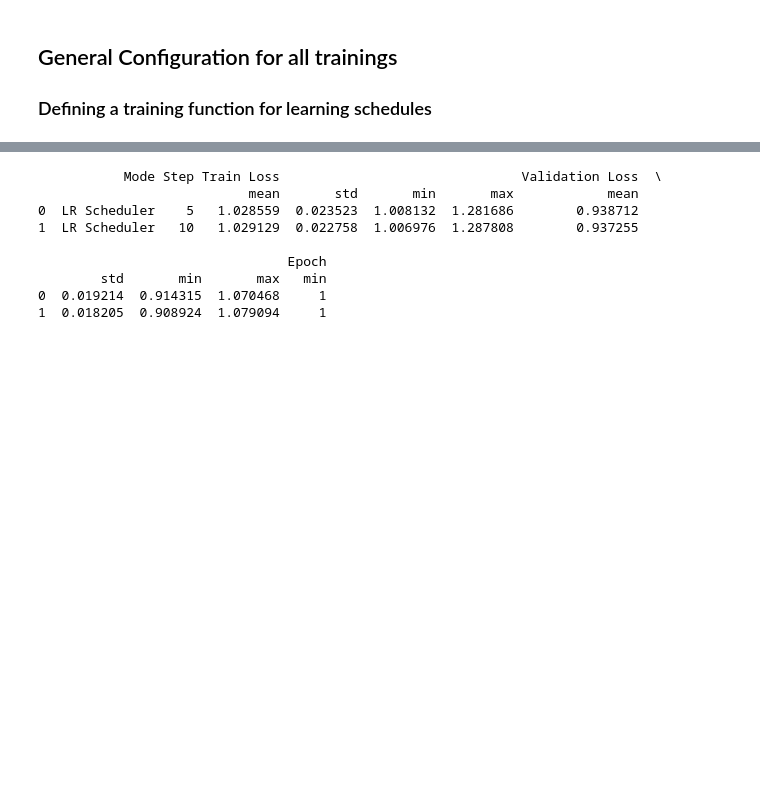
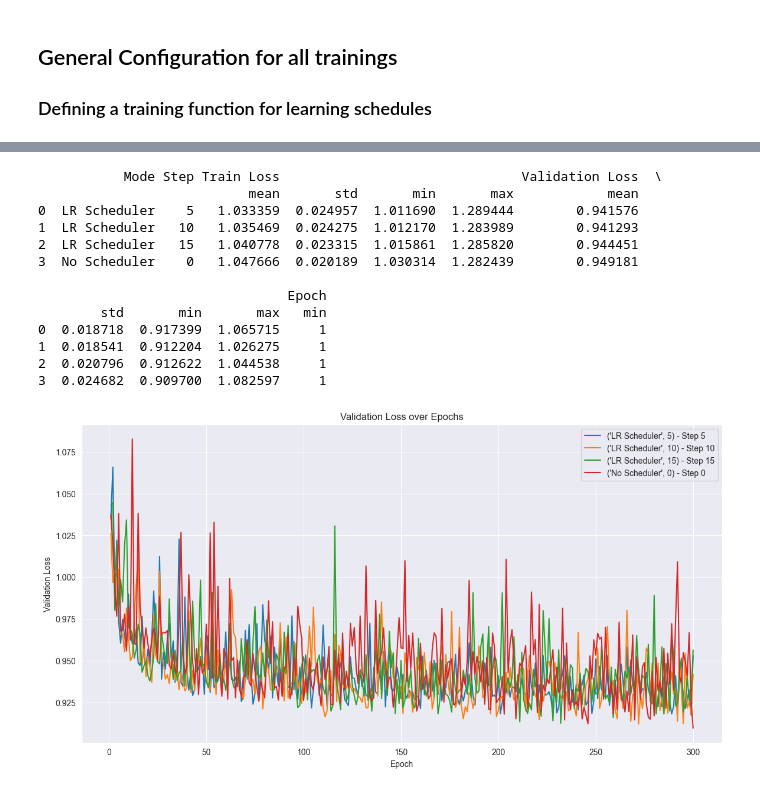
Before and after one commit to omar11205/torchDeepLearning, a Jupyter notebook: ANN/20_torch_taxi_fares_p3.ipynb, the cells around one changed output, grey strips where cells are left out. Saved outputs shown, nothing was run; the diff lists cells and outputs as text; code cells hidden in the pictures; blank space fills up the shorter version.

```diff
--- a/ANN/20_torch_taxi_fares_p3.ipynb
+++ b/ANN/20_torch_taxi_fares_p3.ipynb
@@ -328,7 +325,7 @@ Training completed in 4142.31 seconds
 # %%
-from scipy import stats
+# Compute summary statistics
 
-summary_stats = results_lr_09_500.groupby(['Mode', 'Step']).agg({
+summary_stats = results_lr_001.groupby(['Mode', 'Step']).agg({
     'Train Loss': ['mean', 'std', 'min', 'max'],
     'Validation Loss': ['mean', 'std', 'min', 'max'],
     'Epoch': ['min']
@@ -338,10 +335,25 @@ print(summary_stats)
 # %% [output]
            Mode Step Train Loss                               Validation Loss  \
                            mean       std       min       max            mean
-0  LR Scheduler    5   1.028559  0.023523  1.008132  1.281686        0.938712
-1  LR Scheduler   10   1.029129  0.022758  1.006976  1.287808        0.937255
+0  LR Scheduler    5   1.033359  0.024957  1.011690  1.289444        0.941576
+1  LR Scheduler   10   1.035469  0.024275  1.012170  1.283989        0.941293
+2  LR Scheduler   15   1.040778  0.023315  1.015861  1.285820        0.944451
+3  No Scheduler    0   1.047666  0.020189  1.030314  1.282439        0.949181
 
                                 Epoch
         std       min       max   min
-0  0.019214  0.914315  1.070468     1
-1  0.018205  0.908924  1.079094     1
+0  0.018718  0.917399  1.065715     1
+1  0.018541  0.912204  1.026275     1
+2  0.020796  0.912622  1.044538     1
+3  0.024682  0.909700  1.082597     1
+# %%
+plt.figure(figsize=(14, 7))
+for mode, group in results_lr_001.groupby(['Mode', 'Step']):
+    plt.plot(group['Epoch'], group['Validation Loss'], label=f'{mode} - Step {group["Step"].iloc[0]}')
+plt.xlabel('Epoch')
+plt.ylabel('Validation Loss')
+plt.title('Validation Loss over Epochs')
+plt.legend()
+plt.show()
+# %% [output]
+[figure, added]
```
Also changed, not shown: parts of 23 cells of this notebook, 1 other file.
